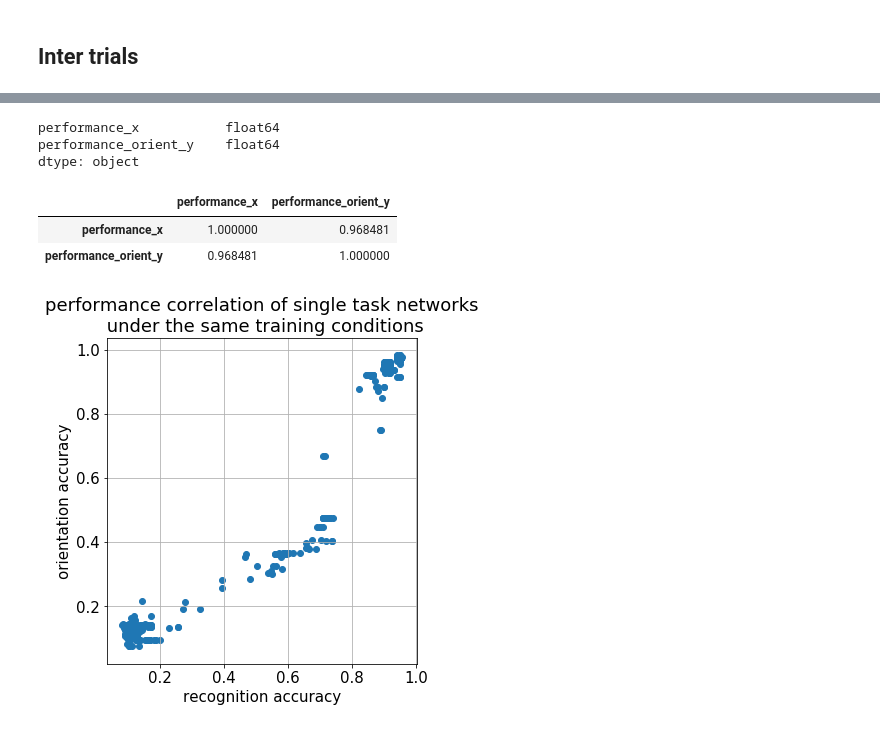
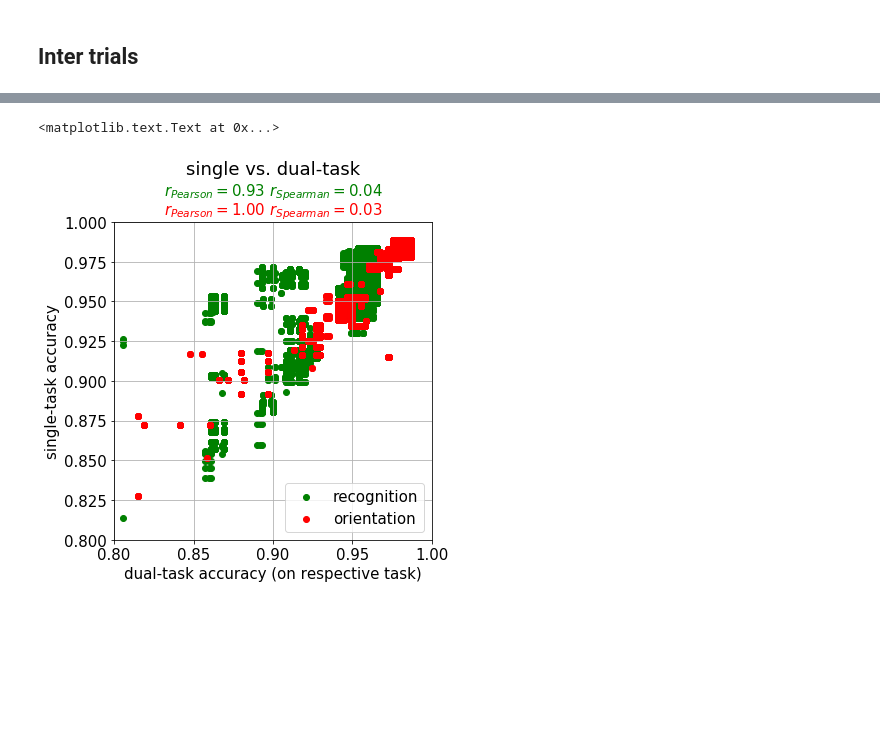
Before and after one commit to kashefy/transform, a Jupyter notebook: notebooks/trials.ipynb, the cells around one changed output, grey strips where cells are left out. Saved outputs shown, nothing was run; the diff lists cells and outputs as text; code cells hidden in the pictures; blank space fills up the shorter version.

```diff
--- a/notebooks/trials.ipynb
+++ b/notebooks/trials.ipynb
@@ -468,6 +468,8 @@ max       0.964000       0.500000    0.500000  172032.000000
 # %% [markdown]
 ## Single Dim
 # %%
+df0 = df.copy()
+df = df.query('task_recognition == True and task_orientation == False')
 for dname in space_dim_names:
     plt.figure()
     if dname == 'n_nodes':
@@ -478,4 +480,5 @@ for dname in space_dim_names:
     else:
         ax = sns.stripplot(x=dname, y="performance", data=df)
     ax.set(xlabel=dname.replace('_', ' '))
+df = df0.copy()
 # %% [output]
@@ -612,7 +656,7 @@ for p in fpath_list:
     df = pd.DataFrame({})
     t = load_trials(p)
     print('%s: %d trials.' %(p, len(t)))
-    space_dim_names = ['learning_rate', 'lambda_l2', 'n_nodes']
+    space_dim_names = ['learning_rate', 'lambda_l2', 'lambda_l1', 'n_nodes']
 #     print(t.trials[0]['result'])
 #     print([x['result']['performance'] for x in t.trials])
     df['performance'] = [x['result']['performance'] for x in t.trials]
@@ -622,7 +666,7 @@ for p in fpath_list:
     df['performance_orient'] = perf_orient
 #     print(df)
     for dname in space_dim_names:
-        print(dname)
+#         print(dname)
         x = [x['result']['space'][dname] for x in t.trials]
         x = [str(a) if isinstance(a, (list, tuple)) and not isinstance(a, basestring) and len(a) > 0 else a for a in x]
 #         if dname == 'n_nodes':
@@ -642,18 +686,21 @@ for p in fpath_list:
         df['task_orientation'] = [is_orientation]*len(x)
         is_augmented = run_name.endswith('ar') or 'rm_' in run_name
         df['is_augmented'] = [is_augmented]*len(x)
+        is_pretrained = run_name.endswith('ar') or 'a' in run_name
+        df['is_pretrained'] = [is_pretrained]*len(x)
     # handle case of categorical n_nodes
+    df['n_nodes'] = df['n_nodes'].apply(lambda x: str([int(a) for a in str(x).replace(' ', '').replace('(', '').replace(')', '').replace('[', '').replace(']', '').split(',')]))
     if 'n_nodes' in df and 'num_weights' not in df:
         def count_weights(a):
-            print(a)
+#             print(a)
             a = [int(x.strip()) for x in a.replace('(', '').replace(')', '').replace('[', '').replace(']', ',').split(',') if len(x) > 0]
-            print(a)
             return sum([el_x * el_y for el_x, el_y in zip(a[:-1], a[1:])])
     #     df['num_weights'] = [count_weights(a) for a in df['n_nodes']]
+#         df['num_weights'] = df['n_nodes'].apply(lambda x: count_weights(x))
         df['num_weights'] = df['n_nodes'].apply(lambda x: count_weights(x))
     frames.append(df)
 df = pd.concat(frames)
 # print(df.query('task_recognition == False and task_orientation == True'))['performance']
-print(df)
+print(df.dtypes)
 # %% [output]
 /home/kashefy/models/ae/mnist/hyper/2017-11-06a/trials.pkl: 600 trials.
@@ -676,51 +805,68 @@ n_nodes
 # %%
 # space_dim_names = ['learning_rate', 'lambda_l2', 'n_nodes']
 # space_dim_names = ['learning_rate', 'lambda_l2', 'n_nodes', 'run_name']
-space_dim_names = ['learning_rate', 'lambda_l2', 'num_weights', 'performance', 'performance_orient']
+space_dim_names = ['learning_rate', 'lambda_l2', 'lambda_l1', 'num_weights', 'performance', 'performance_orient']
 fig, ax = plt.subplots(1, 1)
+# print(df.describe())
 dfd_ro = df.query('task_recognition == True and task_orientation == True')[space_dim_names]#.loc[:20]
 dfd_o = df.query('task_recognition == False and task_orientation == True')[space_dim_names]#.loc[:20]
 dfd_r = df.query('task_recognition == True and task_orientation == False')[space_dim_names]#.loc[:20]
 # print('ro')
 # print(dfd_ro)
 # print('o')
 # print(dfd_o.describe())
-s1 = pd.merge(dfd_r, dfd_o, how='inner', on=['learning_rate', 'lambda_l2', 'num_weights'])
+s1 = pd.merge(dfd_r, dfd_o, how='inner', on=['learning_rate', 'lambda_l2', 'lambda_l1', 'num_weights'])
+# print(s1.describe())
+s1 = pd.merge(s1, dfd_ro, how='inner', on=['learning_rate', 'lambda_l2', 'lambda_l1', 'num_weights'])
+# print(s1.describe())
 plt.axes().set_aspect('equal')
-plt.scatter(s1.performance_x, s1.performance_orient_y)
-plt.xlabel('recognition accuracy')
-plt.ylabel('orientation accuracy')
-plt.title('performance correlation of single task networks\n under the same training conditions')
+plt.scatter(s1.performance, s1.performance_x, color='g', label='recognition')
+plt.scatter(s1.performance_orient, s1.performance_orient_y, color='red', label='orientation')
+plt.xlabel('dual-task accuracy (on respective task)')
+plt.ylabel('single-task accuracy')
+plt.title('single vs. dual-task networks\n under the same training conditions')
 plt.grid()
+# print(s1[['performance_x', 'performance_orient_y']].dtypes)
+plt.xlim([0.8,1.0])
+plt.ylim([0.8,1.0])
+plt.legend(loc='lower right')
+plt.tight_layout()
+# s1[['performance', 'performance_x']].astype(float).corr(method='pearson', min_periods=1)
+# s1[['performance', 'performance_x']].astype(float).corr(method='spearman', min_periods=1)
+# s1[['performance_orient', 'performance_orient_y']].astype(float).corr(method='pearson', min_periods=1)
+# s1[['performance', 'performance_x']].astype(float).corr(method='spearman', min_periods=1)
+pearson = s1[['performance', 'performance_x']].astype(float).corr(method='pearson', min_periods=1)
+pearson_r = np.array(pearson)[0,1]
 
-# plt.xlim([0.9,1.0])
-# plt.ylim([0.9,1.0])
-print(s1[['performance_x', 'performance_orient_y']].dtypes)
-s1[['performance_x', 'performance_orient_y']].astype(float).corr(method='pearson', min_periods=1)
-# s1[['performance_x', 'performance_orient_y']].astype(float).corr(method='spearman', min_periods=1)
-# plt.tight_layout()
+spearman = s1[['performance', 'performance_x']].astype(float).corr(method='spearman', min_periods=1)
+spearman_r = np.array(spearman)[0,1]
+pearson = s1[['performance_orient', 'performance_orient_y']].astype(float).corr(method='pearson', min_periods=1)
+pearson_o = np.array(pearson)[0,1]
+
+spearman = s1[['performance_orient', 'performance_orient_y']].astype(float).corr(method='spearman', min_periods=1)
+spearman_o = np.array(spearman)[0,1]
+plt.title('single vs. dual-task\n\n')#+r'$r_{Pearson}=%.2f$ $r_{Spearman}=%.2f$' %(pearson_r, spearman_r))
+fig1 = plt.gcf()
+fig1.text(0.5, 0.913, r'$r_{Pearson}=%.2f$ $r_{Spearman}=%.2f$' %(pearson_r, spearman_r), ha="center", va="bottom", size="medium",color="green")
+# fig1.text(0.5, 0.95, "&", ha="center", va="bottom", size="medium")
+fig1.text(0.5,0.87,r'$r_{Pearson}=%.2f$ $r_{Spearman}=%.2f$' %(pearson_o, spearman_o), ha="center", va="bottom", size="medium",color="red")
 # print(s1.loc[3])
 # print(dfd_ro.loc[64])
 # print(dfd_ro.loc[dfd_ro.performance == s1.loc[0].performance_x])
 # dfd = df[['learning_rate', 'lambda_l2', 'n_nodes', 'run_name', 'performance']]
 # #.drop_duplicates(subset=space_dim_names, keep=False)
 # print(dfd)
 # # print(dfd)
 # dfd = dfd.pivot('run_name', 'lambda_l2', 'performance')
 # print(dfd)
 # X = dfd.columns.values
 # Y = dfd.index.values
 # Z = dfd.values
 # x, y = np.meshgrid(X, Y)
 # ax.contourf(x, y, Z)
 # print(X)
 # print(Y)
 # print(Z)
 # %% [output]
-performance_x           float64
-performance_orient_y    float64
-dtype: object
+<matplotlib.text.Text at 0x...>
-|  | performance_x | performance_orient_y |
-| performance_x | 1.000000 | 0.968481 |
-| performance_orient_y | 0.968481 | 1.000000 |
-[figure, old version]
+[figure, new version]
```
Also changed, not shown: parts of 15 cells of this notebook.
